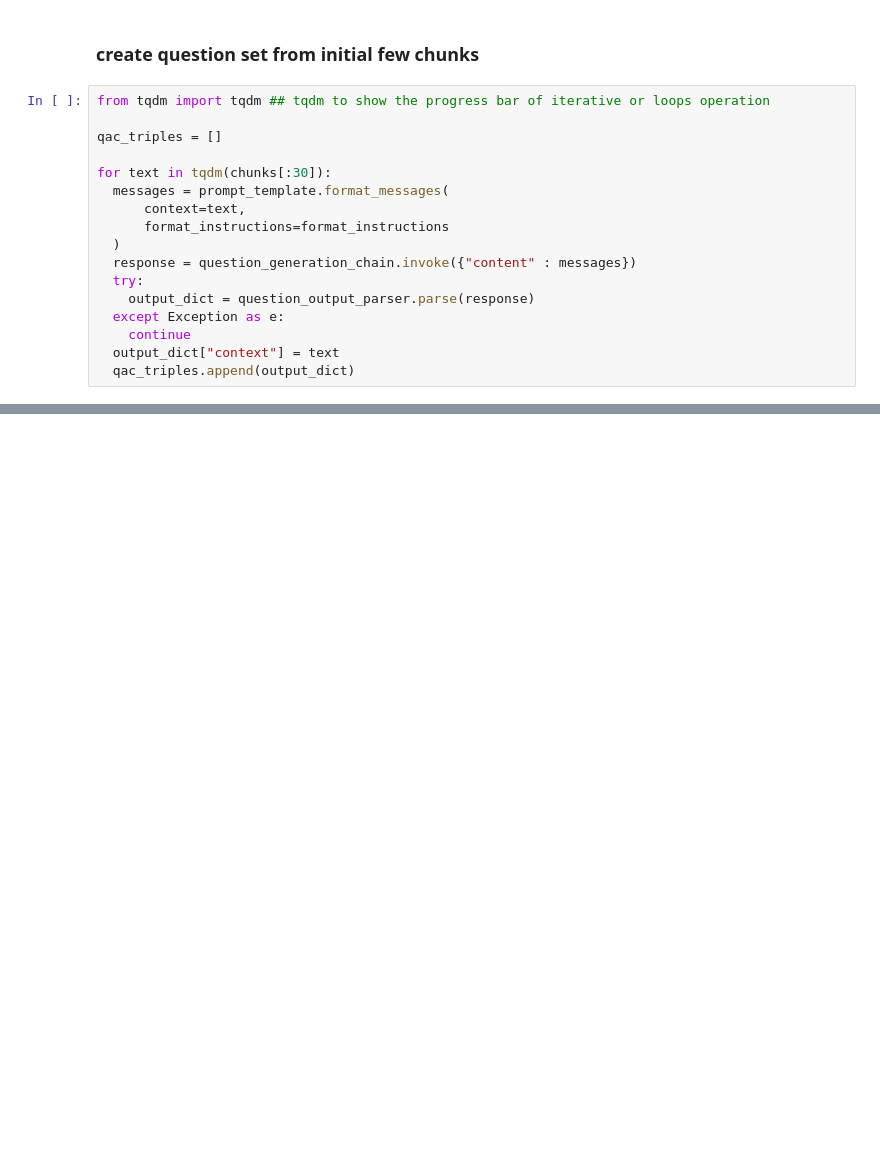
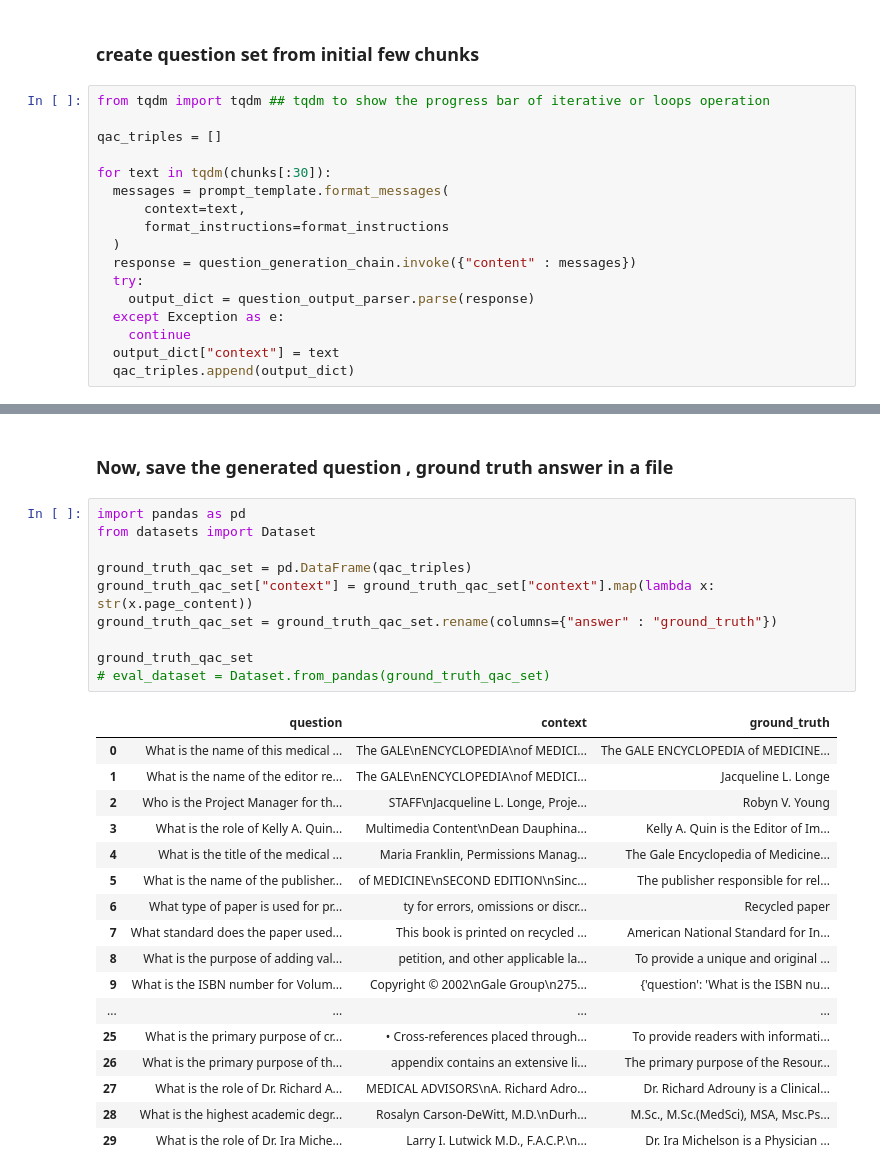
Before and after one commit to 264Gaurav/medical-RAG-chatbot, a Jupyter notebook: notebooks/ragas.ipynb, the cells around one changed output, grey strips where cells are left out. Drawn from its saved outputs; the diff is of its cells as text; blank space fills up the shorter version.

Commit message:
ground answer generated for generated questions

```diff
--- a/notebooks/ragas.ipynb
+++ b/notebooks/ragas.ipynb
@@ -661,0 +760,30 @@ qac_triples[18]
+# %% [markdown]
+### Now, save the generated question , ground truth answer in a file
+# %%
+import pandas as pd
+from datasets import Dataset
+
+ground_truth_qac_set = pd.DataFrame(qac_triples)
+ground_truth_qac_set["context"] = ground_truth_qac_set["context"].map(lambda x: str(x.page_content))
+ground_truth_qac_set = ground_truth_qac_set.rename(columns={"answer" : "ground_truth"})
+
+ground_truth_qac_set
+# eval_dataset = Dataset.from_pandas(ground_truth_qac_set)
+# %% [output]
+|  | question | context | ground_truth |
+| 0 | What is the name of this medical ... | The GALE\nENCYCLOPEDIA\nof MEDICI... | The GALE ENCYCLOPEDIA of MEDICINE... |
+| 1 | What is the name of the editor re... | The GALE\nENCYCLOPEDIA\nof MEDICI... | Jacqueline L. Longe |
+| 2 | Who is the Project Manager for th... | STAFF\nJacqueline L. Longe, Proje... | Robyn V. Young |
+| 3 | What is the role of Kelly A. Quin... | Multimedia Content\nDean Dauphina... | Kelly A. Quin is the Editor of Im... |
+| 4 | What is the title of the medical ... | Maria Franklin, Permissions Manag... | The Gale Encyclopedia of Medicine... |
+| 5 | What is the name of the publisher... | of MEDICINE\nSECOND EDITION\nSinc... | The publisher responsible for rel... |
+| 6 | What type of paper is used for pr... | ty for errors, omissions or discr... | Recycled paper |
+| 7 | What standard does the paper used... | This book is printed on recycled ... | American National Standard for In... |
+| 8 | What is the purpose of adding val... | petition, and other applicable la... | To provide a unique and original ... |
+| 9 | What is the ISBN number for Volum... | Copyright © 2002\nGale Group\n275... | {'question': 'What is the ISBN nu... |
+| ... | ... | ... | ... |
+| 25 | What is the primary purpose of cr... | • Cross-references placed through... | To provide readers with informati... |
+| 26 | What is the primary purpose of th... | appendix contains an extensive li... | The primary purpose of the Resour... |
+| 27 | What is the role of Dr. Richard A... | MEDICAL ADVISORS\nA. Richard Adro... | Dr. Richard Adrouny is a Clinical... |
+| 28 | What is the highest academic degr... | Rosalyn Carson-DeWitt, M.D.\nDurh... | M.Sc., M.Sc.(MedSci), MSA, Msc.Ps... |
+| 29 | What is the role of Dr. Ira Miche... | Larry I. Lutwick M.D., F.A.C.P.\n... | Dr. Ira Michelson is a Physician ... |
```
Also changed, not shown: parts of 17 cells of this notebook, 1 other file.
